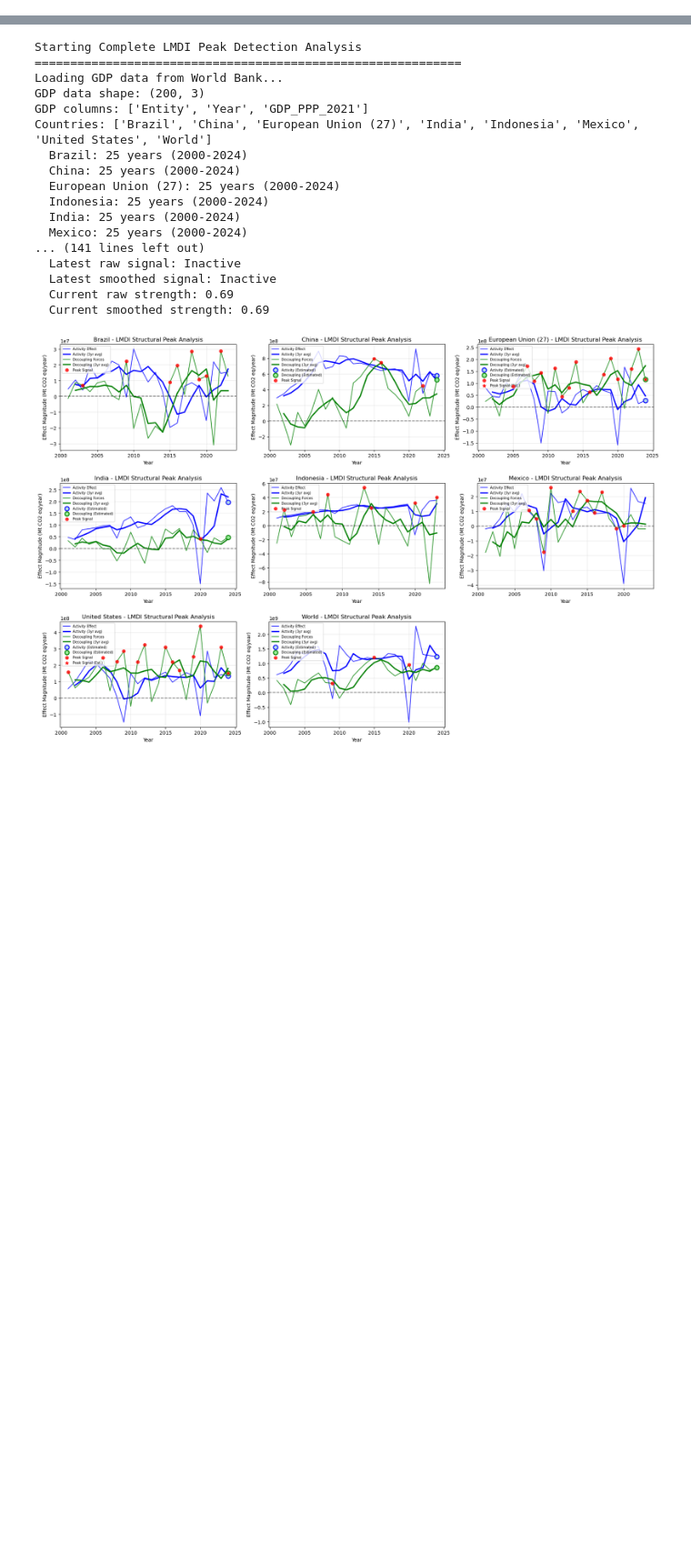
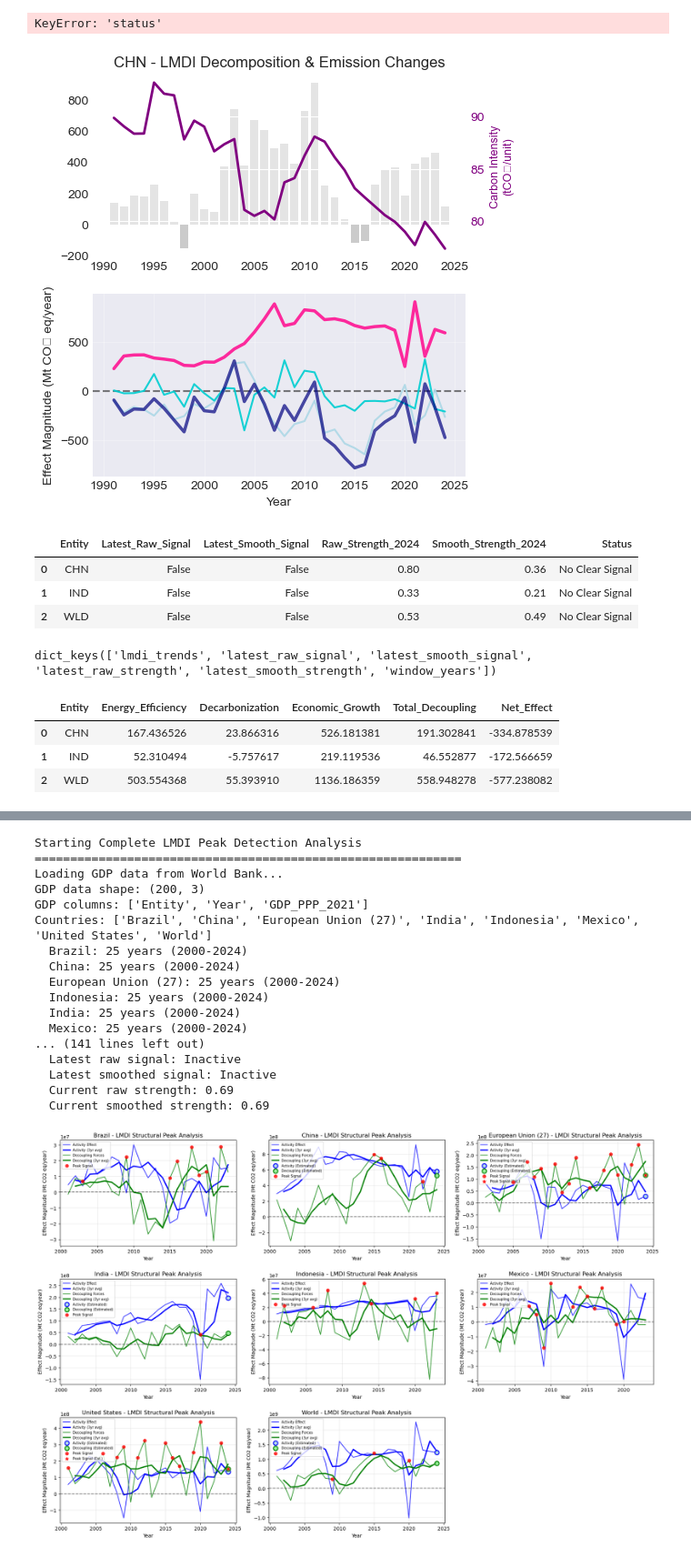
Before and after one commit to nezzag/peaking_test, a Jupyter notebook: notebooks/lmdi_test.ipynb, the cells around one changed output, grey strips where cells are left out. Shown at 91% size. Saved outputs shown, nothing was run; the diff lists cells and outputs as text; code cells hidden in the pictures; blank space fills up the shorter version.

```diff
--- a/notebooks/lmdi_test.ipynb
+++ b/notebooks/lmdi_test.ipynb
@@ -17,0 +24,5 @@ from lmdi_analysis import LMDIPeakAnalyzer
+# %%
+# Run analysis
+analyzer = LMDIPeakAnalyzer()
+analyzer.load_all_data(regions = ["WLD", "CHN", "IND"])
+analyzer.run_complete_analysis(report=False)
@@ -17,0 +48,29 @@ from lmdi_analysis import LMDIPeakAnalyzer
+# %%
+# Get plot data
+plot_data = analyzer.get_plot_data()
+
+# Now experiment with plots
+setup_plot_style()
+# %%
+
+# %% Try different colors/styles - just edit plot_single_entity() and rerun
+fig = plot_all_entities(plot_data)
+# plt.show()
+
+# %% Plot all at once
+# fig = plot_all_entities(plot_data, entities=['WLD', 'CHN', 'IND'])
+plt.show()
+# %% [output]
+KeyError: 'status'
+[figure, added]
+# %%
+report['summary']
+# %% [output]
+|  | Entity | Latest_Raw_Signal | Latest_Smooth_Signal | Raw_Strength_2024 | Smooth_Strength_2024 | Status |
+| 0 | CHN | False | False | 0.80 | 0.36 | No Clear Signal |
+| 1 | IND | False | False | 0.33 | 0.21 | No Clear Signal |
+| 2 | WLD | False | False | 0.53 | 0.49 | No Clear Signal |
+# %%
+analyzer.peak_signals['CHN'].keys()
+# %% [output]
+dict_keys(['lmdi_trends', 'latest_raw_signal', 'latest_smooth_signal', 'latest_raw_strength', 'latest_smooth_strength', 'window_years'])
@@ -17,0 +313,7 @@ from lmdi_analysis import LMDIPeakAnalyzer
+# %%
+report['driver_analysis']
+# %% [output]
+|  | Entity | Energy_Efficiency | Decarbonization | Economic_Growth | Total_Decoupling | Net_Effect |
+| 0 | CHN | 167.436526 | 23.866316 | 526.181381 | 191.302841 | -334.878539 |
+| 1 | IND | 52.310494 | -5.757617 | 219.119536 | 46.552877 | -172.566659 |
+| 2 | WLD | 503.554368 | 55.393910 | 1136.186359 | 558.948278 | -577.238082 |
```
Also changed, not shown: parts of 9 cells of this notebook, 27 other files.
